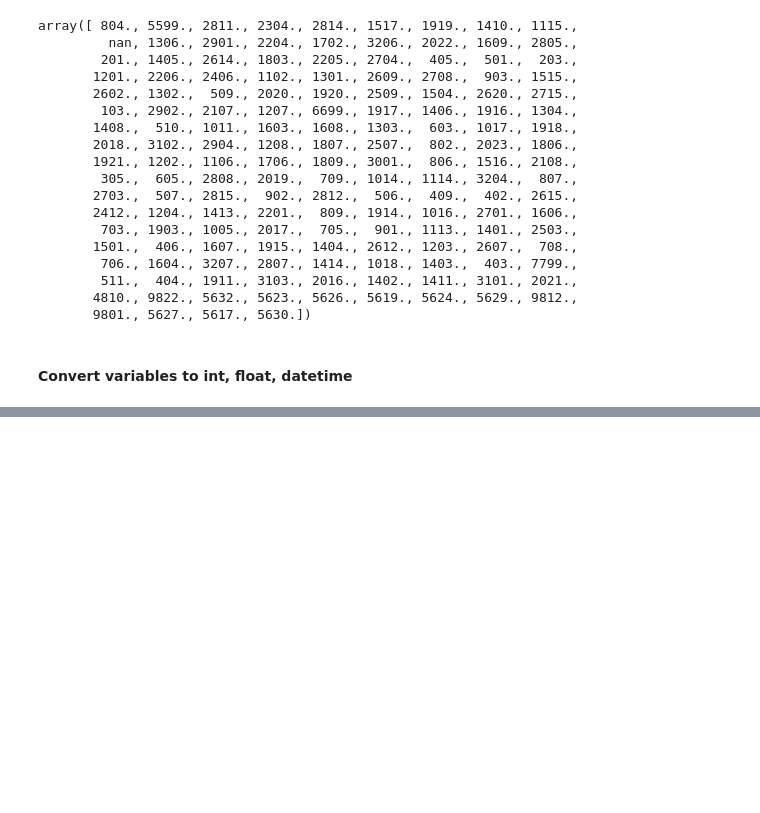
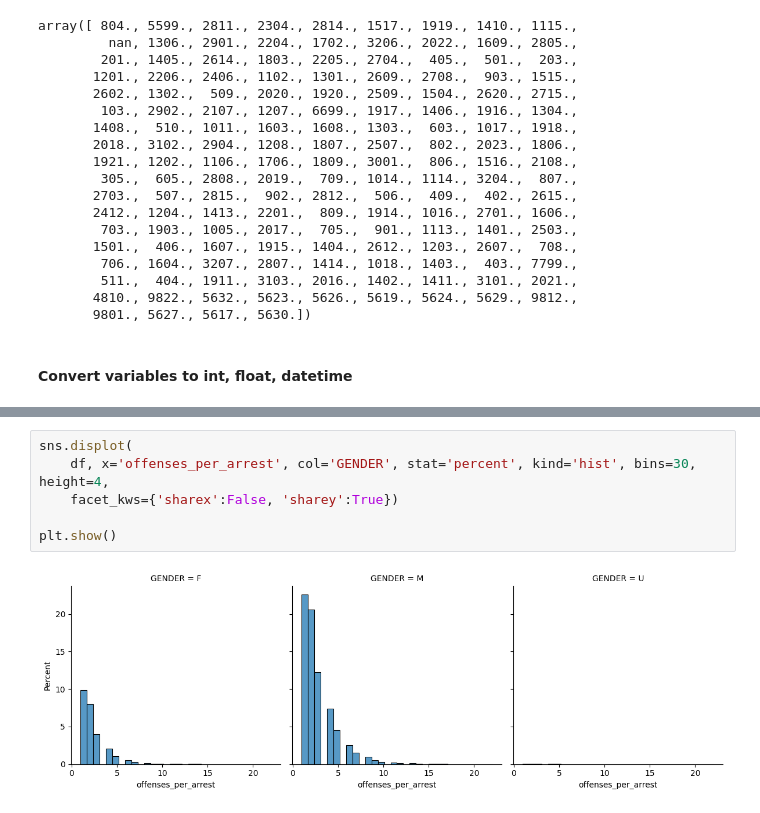
Before and after one commit to trailmarkerlib/policeProjectPythonWorkshop, a Jupyter notebook: grief_to_action_python_workshop_01_10_2024.ipynb, the cells around one changed output, grey strips where cells are left out. Saved outputs shown, nothing was run; the diff lists cells and outputs as text; blank space fills up the shorter version.

```diff
--- a/grief_to_action_python_workshop_01_10_2024.ipynb
+++ b/grief_to_action_python_workshop_01_10_2024.ipynb
@@ -258,0 +327,8 @@ df_init.loc[df_init['number_of_offenses'] == 22]['list_of_offenses'].to_list()
+# %%
+sns.displot(
+    df, x='offenses_per_arrest', col='GENDER', stat='percent', kind='hist', bins=30, height=4,
+    facet_kws={'sharex':False, 'sharey':True})
+
+plt.show()
+# %% [output]
+[figure, added]
```
Also changed, not shown: parts of 41 cells of this notebook.
